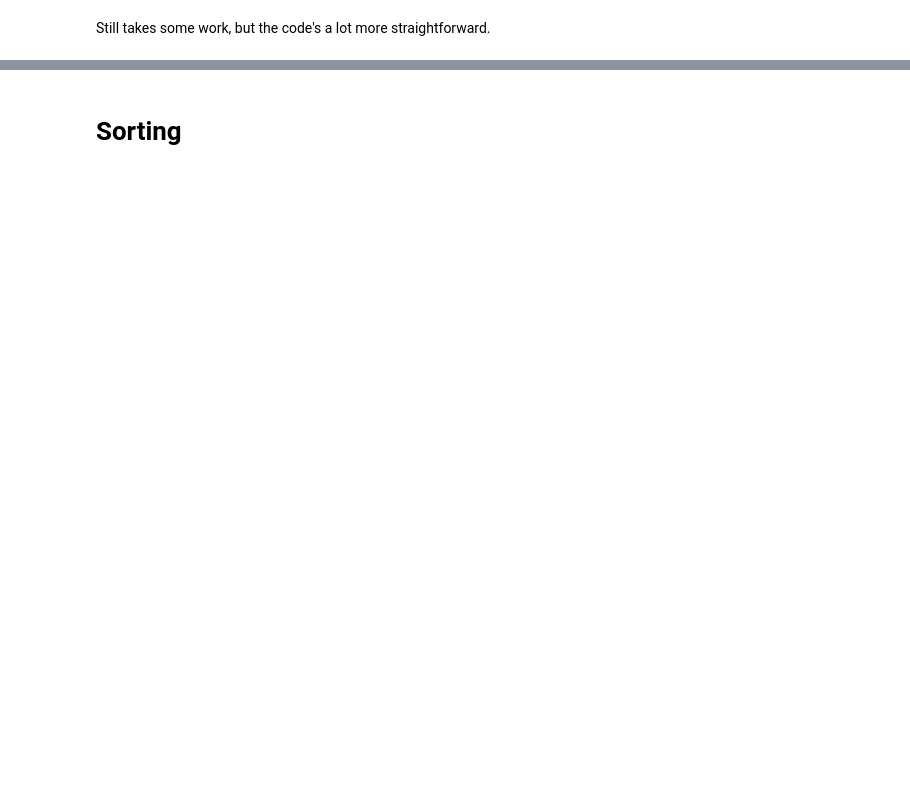
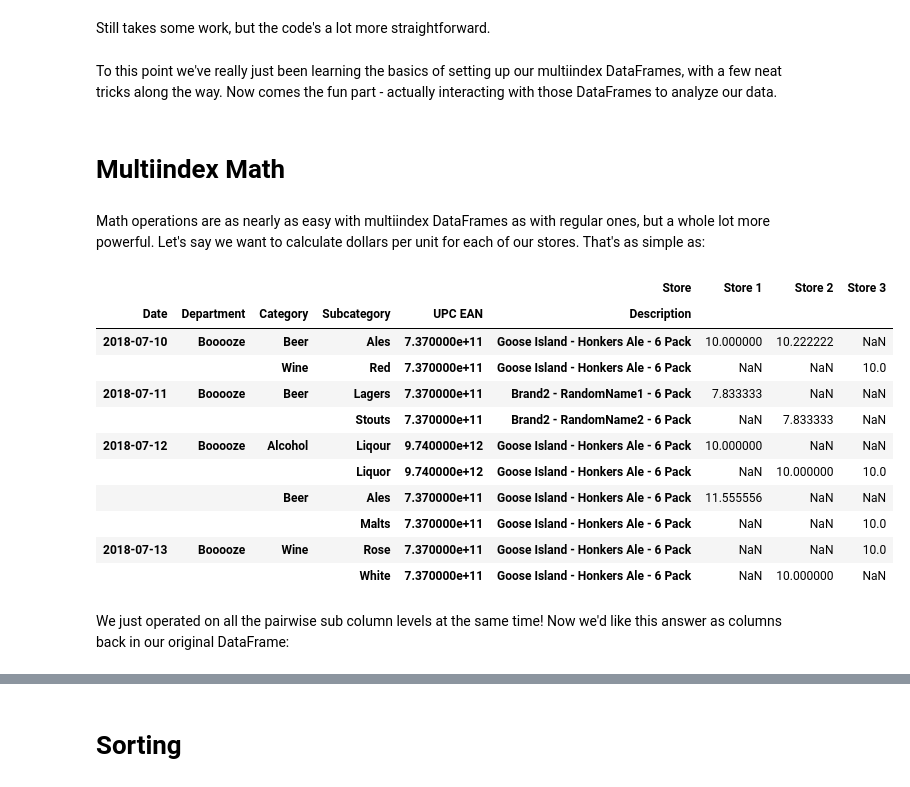
Before and after one commit to ZaxR/pandas_multiindex_tutorial, a Jupyter notebook: Pandas MultiIndex Tutorial.ipynb, the cells around one changed output, grey strips where cells are left out. Saved outputs shown, nothing was run; the diff lists cells and outputs as text; code cells hidden in the pictures; blank space fills up the shorter version.

```diff
--- a/Pandas MultiIndex Tutorial.ipynb
+++ b/Pandas MultiIndex Tutorial.ipynb
@@ -365,3 +389,27 @@ read_df.unstack('Store').head(3)
 | 2018-07-11 | Beer | Lagers | 7.370000e+11 | Brand2 - RandomName1 - 6 Pack | 47.0 | NaN | NaN | 6.0 | NaN | NaN |
 # %% [markdown]
 Still takes some work, but the code's a lot more straightforward.
+# %% [markdown]
+To this point we've really just been learning the basics of setting up our multiindex DataFrames, with a few neat tricks along the way. Now comes the fun part - actually interacting with those DataFrames to analyze our data.
+# %% [markdown]
+# Multiindex Math
+# %% [markdown]
+Math operations are as nearly as easy with multiindex DataFrames as with regular ones, but a whole lot more powerful. Let's say we want to calculate dollars per unit for each of our stores. That's as simple as:
+# %%
+dollars_per_unit = multi_col_lvl_df['Dollars'] / multi_col_lvl_df['Units']
+dollars_per_unit
+# %% [output]
+|  |  |  |  |  | Store | Store 1 | Store 2 | Store 3 |
+| Date | Department | Category | Subcategory | UPC EAN | Description |  |  |  |
+| 2018-07-10 | Booooze | Beer | Ales | 7.370000e+11 | Goose Island - Honkers Ale - 6 Pack | 10.000000 | 10.222222 | NaN |
+|  |  | Wine | Red | 7.370000e+11 | Goose Island - Honkers Ale - 6 Pack | NaN | NaN | 10.0 |
+| 2018-07-11 | Booooze | Beer | Lagers | 7.370000e+11 | Brand2 - RandomName1 - 6 Pack | 7.833333 | NaN | NaN |
+|  |  |  | Stouts | 7.370000e+11 | Brand2 - RandomName2 - 6 Pack | NaN | 7.833333 | NaN |
+| 2018-07-12 | Booooze | Alcohol | Liqour | 9.740000e+12 | Goose Island - Honkers Ale - 6 Pack | 10.000000 | NaN | NaN |
+|  |  |  | Liquor | 9.740000e+12 | Goose Island - Honkers Ale - 6 Pack | NaN | 10.000000 | 10.0 |
+|  |  | Beer | Ales | 7.370000e+11 | Goose Island - Honkers Ale - 6 Pack | 11.555556 | NaN | NaN |
+|  |  |  | Malts | 7.370000e+11 | Goose Island - Honkers Ale - 6 Pack | NaN | NaN | 10.0 |
+| 2018-07-13 | Booooze | Wine | Rose | 7.370000e+11 | Goose Island - Honkers Ale - 6 Pack | NaN | NaN | 10.0 |
+|  |  |  | White | 7.370000e+11 | Goose Island - Honkers Ale - 6 Pack | NaN | 10.000000 | NaN |
+# %% [markdown]
+We just operated on all the pairwise sub column levels at the same time! Now we'd like this answer as columns back in our original DataFrame:
```
Also changed, not shown: parts of 26 cells of this notebook.
